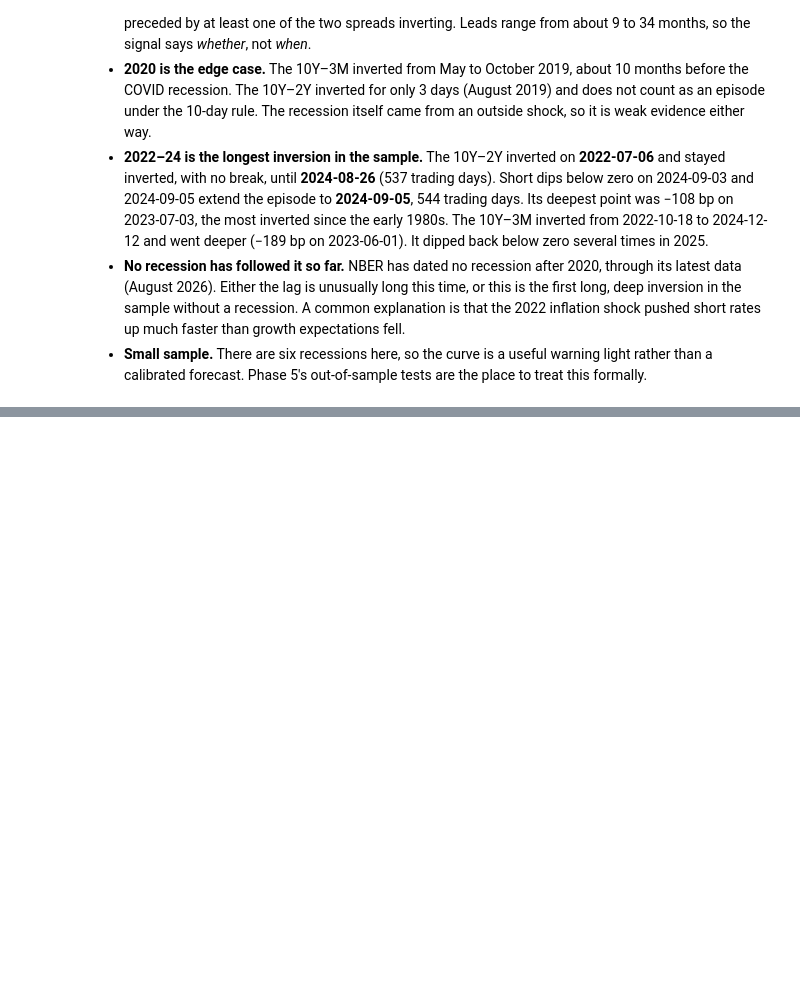
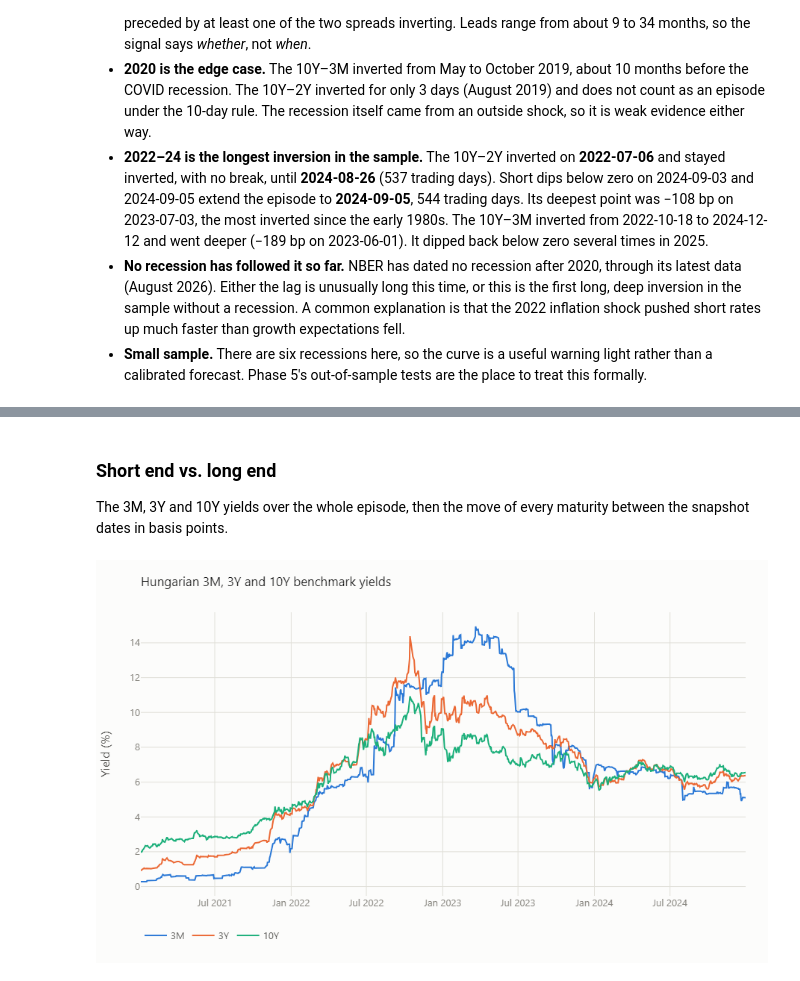
Before and after one commit to Markkndr/yield-curve-lab, a Jupyter notebook: notebooks/01_eda.ipynb, the cells around one changed output, grey strips where cells are left out. Saved outputs shown, nothing was run; the diff lists cells and outputs as text; code cells hidden in the pictures; blank space fills up the shorter version.

```diff
--- a/notebooks/01_eda.ipynb
+++ b/notebooks/01_eda.ipynb
@@ -239,0 +302,11 @@ What the spreads show:
+# %% [markdown]
+### Short end vs. long end
+
+The 3M, 3Y and 10Y yields over the whole episode, then the move of every maturity between the snapshot dates in basis points.
+# %%
+plots.yield_history(
+    hu.loc["2021":"2024", ["3M", "3Y", "10Y"]],
+    title="Hungarian 3M, 3Y and 10Y benchmark yields",
+)
+# %% [output]
+[figure, added]
```
Also changed, not shown: parts of 13 cells of this notebook, 3 other files.
